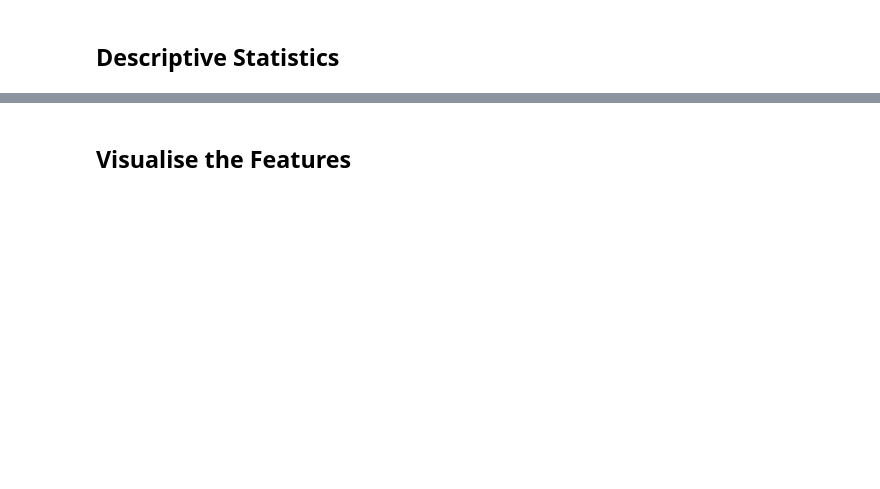
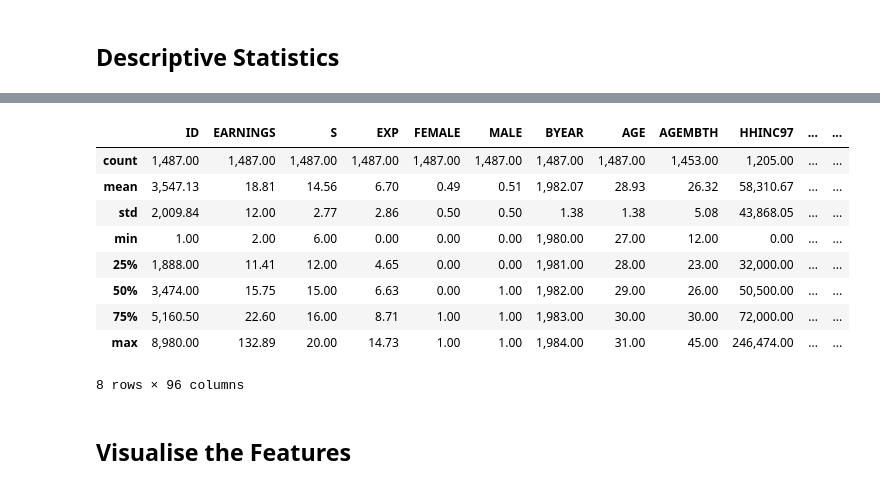
Before and after one commit to tomweinandy/100DaysOfCode, a Jupyter notebook: Projects/Day100/Determinants_of_Earnings.ipynb, the cells around one changed output, grey strips where cells are left out. Saved outputs shown, nothing was run; the diff lists cells and outputs as text; code cells hidden in the pictures; blank space fills up the shorter version.

```diff
--- a/Projects/Day100/Determinants_of_Earnings.ipynb
+++ b/Projects/Day100/Determinants_of_Earnings.ipynb
@@ -99,2 +120,15 @@ Find and remove any duplicate rows.
+# %%
+df.describe()
+# %% [output]
+|  | ID | EARNINGS | S | EXP | FEMALE | MALE | BYEAR | AGE | AGEMBTH | HHINC97 | ... | ... |
+| count | 1,487.00 | 1,487.00 | 1,487.00 | 1,487.00 | 1,487.00 | 1,487.00 | 1,487.00 | 1,487.00 | 1,453.00 | 1,205.00 | ... | ... |
+| mean | 3,547.13 | 18.81 | 14.56 | 6.70 | 0.49 | 0.51 | 1,982.07 | 28.93 | 26.32 | 58,310.67 | ... | ... |
+| std | 2,009.84 | 12.00 | 2.77 | 2.86 | 0.50 | 0.50 | 1.38 | 1.38 | 5.08 | 43,868.05 | ... | ... |
+| min | 1.00 | 2.00 | 6.00 | 0.00 | 0.00 | 0.00 | 1,980.00 | 27.00 | 12.00 | 0.00 | ... | ... |
+| 25% | 1,888.00 | 11.41 | 12.00 | 4.65 | 0.00 | 0.00 | 1,981.00 | 28.00 | 23.00 | 32,000.00 | ... | ... |
+| 50% | 3,474.00 | 15.75 | 15.00 | 6.63 | 0.00 | 1.00 | 1,982.00 | 29.00 | 26.00 | 50,500.00 | ... | ... |
+| 75% | 5,160.50 | 22.60 | 16.00 | 8.71 | 1.00 | 1.00 | 1,983.00 | 30.00 | 30.00 | 72,000.00 | ... | ... |
+| max | 8,980.00 | 132.89 | 20.00 | 14.73 | 1.00 | 1.00 | 1,984.00 | 31.00 | 45.00 | 246,474.00 | ... | ... |
+8 rows × 96 columns
 # %% [markdown]
 ## Visualise the Features
```
Also changed, not shown: parts of 3 cells of this notebook.
